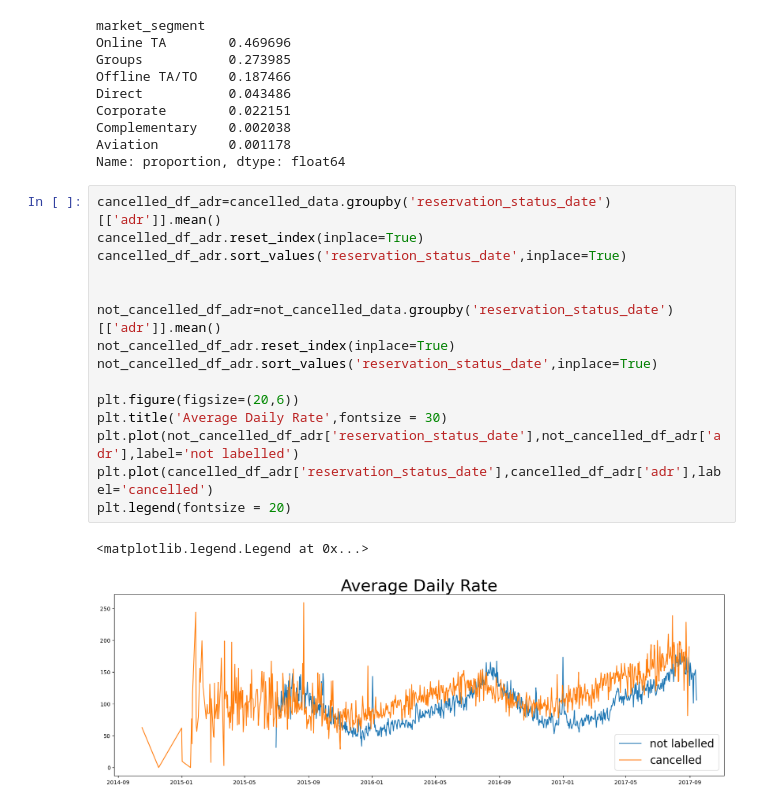
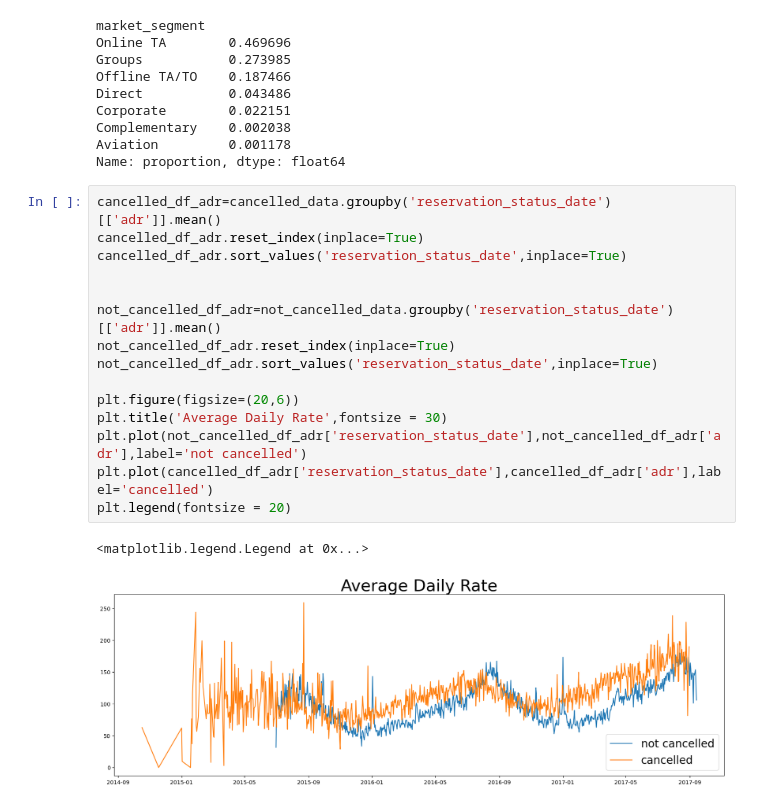
Before and after one commit to adarshkrr/Hotel_Booking_Analysis, a Jupyter notebook: hotel_booking.ipynb, the cells around one changed output. Drawn from its saved outputs; the diff is of its cells as text.

```diff
--- a/hotel_booking.ipynb
+++ b/hotel_booking.ipynb
@@ -393,18 +394,18 @@ Name: proportion, dtype: float64
 # %%
 cancelled_df_adr=cancelled_data.groupby('reservation_status_date')[['adr']].mean()
 cancelled_df_adr.reset_index(inplace=True)
 cancelled_df_adr.sort_values('reservation_status_date',inplace=True)
 
 
 not_cancelled_df_adr=not_cancelled_data.groupby('reservation_status_date')[['adr']].mean()
 not_cancelled_df_adr.reset_index(inplace=True)
 not_cancelled_df_adr.sort_values('reservation_status_date',inplace=True)
 
 plt.figure(figsize=(20,6))
 plt.title('Average Daily Rate',fontsize = 30)
-plt.plot(not_cancelled_df_adr['reservation_status_date'],not_cancelled_df_adr['adr'],label='not labelled')
+plt.plot(not_cancelled_df_adr['reservation_status_date'],not_cancelled_df_adr['adr'],label='not cancelled')
 plt.plot(cancelled_df_adr['reservation_status_date'],cancelled_df_adr['adr'],label='cancelled')
 plt.legend(fontsize = 20)
 # %% [output]
 <matplotlib.legend.Legend at 0x...>
-[figure, old version]
+[figure, new version]
```
Also changed, not shown: parts of 7 cells of this notebook.
